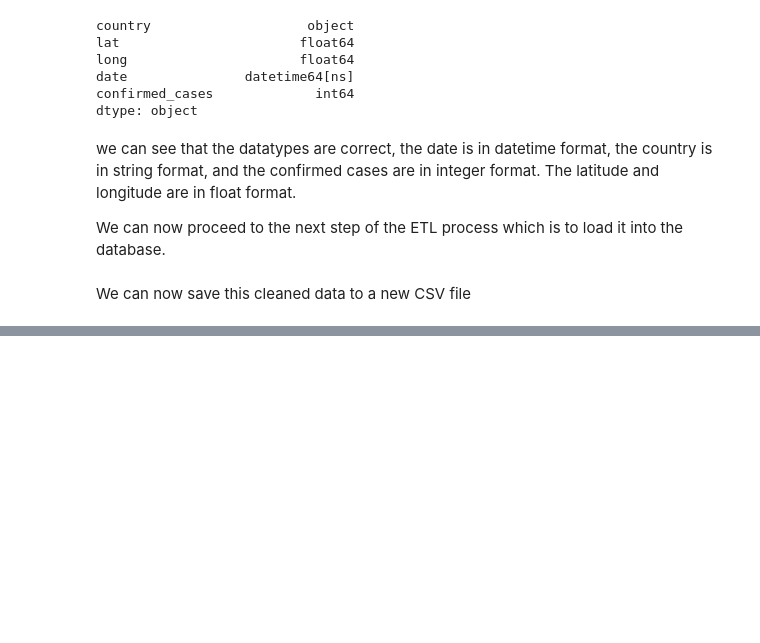
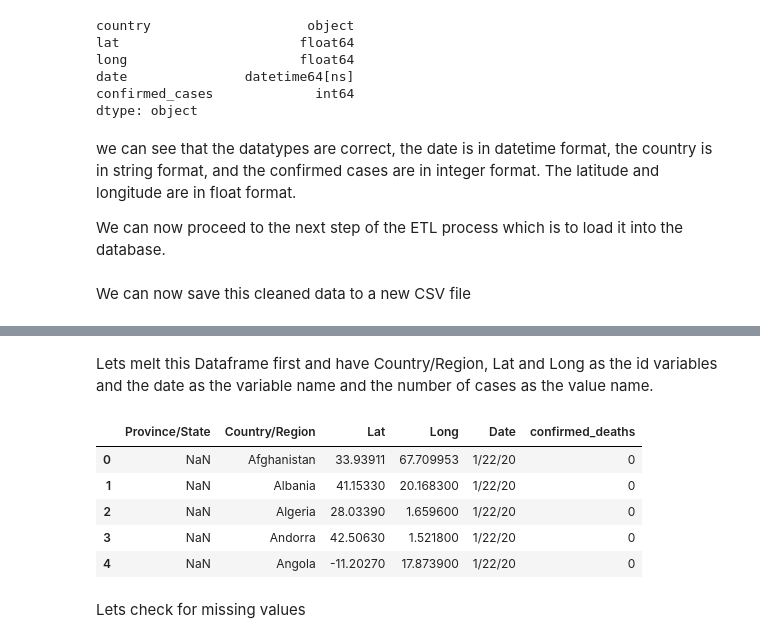
Before and after one commit to warren-bit/covid19_ETL_project, a Jupyter notebook: transform/transform.ipynb, the cells around one changed output, grey strips where cells are left out. Saved outputs shown, nothing was run; the diff lists cells and outputs as text; code cells hidden in the pictures; blank space fills up the shorter version.

Commit message:
Performed transformations on the confirmed_death_global data

```diff
--- a/transform/transform.ipynb
+++ b/transform/transform.ipynb
@@ -7,9 +7,9 @@ import pandas as pd
 import numpy as np
 # %%
 # importing the unclean data
-cases = pd.read_csv('/home/warren/ETL/data_library/confirmed_cases_global.csv')
-deaths = pd.read_csv('/home/warren/ETL/data_library/confirmed_deaths_global.csv')
-recovered = pd.read_csv('/home/warren/ETL/data_library/confirmed_recovered_global.csv')
+cases = pd.read_csv('/home/warren/covid19_ETL_project/data_library/confirmed_cases_global.csv')
+deaths = pd.read_csv('/home/warren/covid19_ETL_project/data_library/confirmed_deaths_global.csv')
+recovered = pd.read_csv('/home/warren/covid19_ETL_project/data_library/confirmed_recovered_global.csv')
 # %% [markdown]
 Now that all the data has been imported, lets perform some EDA to understand more about the data first before transforming it.
 
@@ -185,0 +232,16 @@ with open('/home/warren/ETL/data_library/cleaned_confirmed_cases_global.csv', 'w
+# %% [markdown]
+Lets melt this Dataframe first and have Country/Region, Lat and Long as the id variables and the date as the variable name and the number of cases as the value name.
+# %%
+deaths = deaths.melt(id_vars = ['Province/State', 'Country/Region', 'Lat', 'Long'],
+                    var_name='Date',
+                    value_name='confirmed_deaths')
+deaths.head()
+# %% [output]
+|  | Province/State | Country/Region | Lat | Long | Date | confirmed_deaths |
+| 0 | NaN | Afghanistan | 33.93911 | 67.709953 | 1/22/20 | 0 |
+| 1 | NaN | Albania | 41.15330 | 20.168300 | 1/22/20 | 0 |
+| 2 | NaN | Algeria | 28.03390 | 1.659600 | 1/22/20 | 0 |
+| 3 | NaN | Andorra | 42.50630 | 1.521800 | 1/22/20 | 0 |
+| 4 | NaN | Angola | -11.20270 | 17.873900 | 1/22/20 | 0 |
+# %% [markdown]
+Lets check for missing values
```
Also changed, not shown: parts of 26 cells of this notebook.
